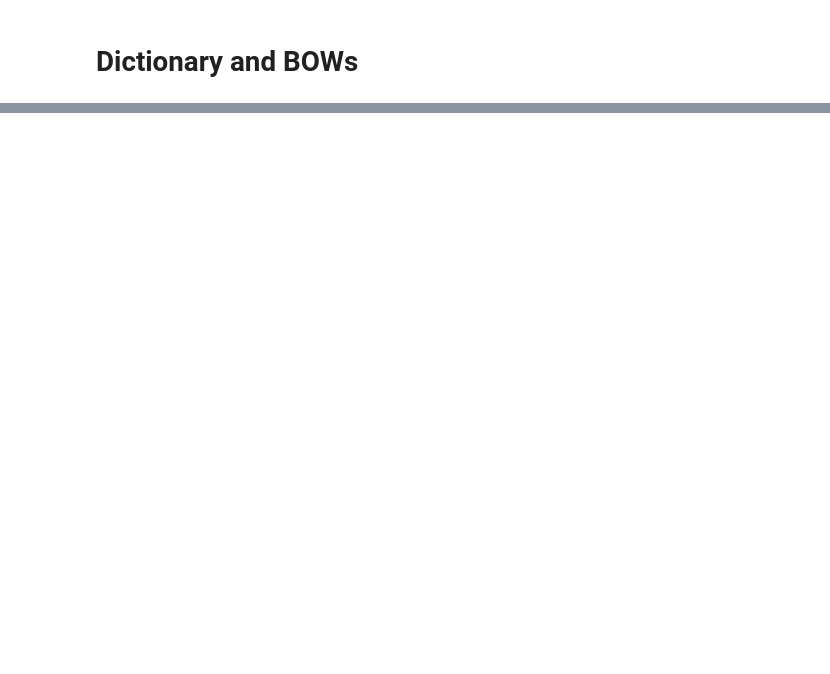
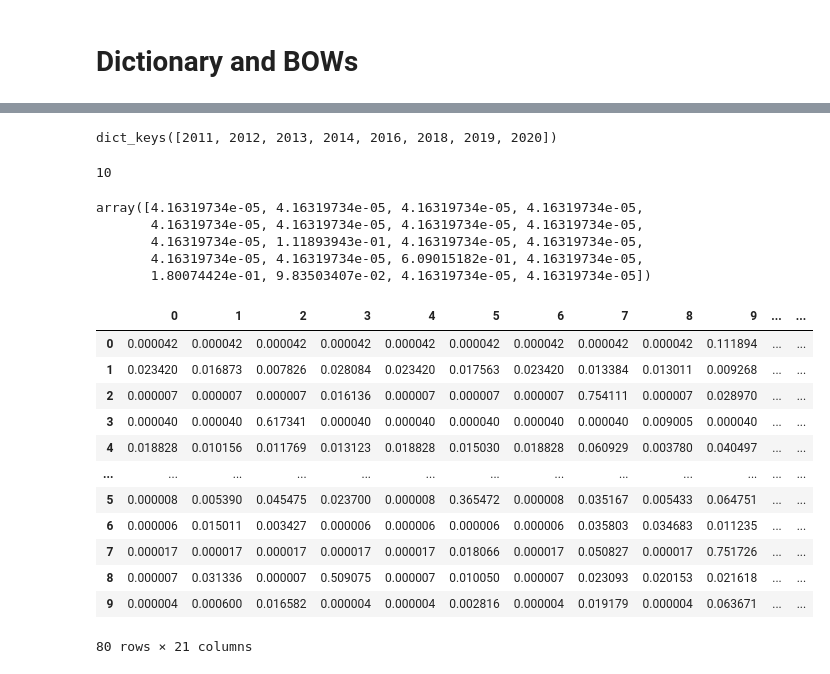
Before and after one commit to hcss-utils/tt-weights, a Jupyter notebook: notebooks/1.0_hp_dtm.ipynb, the cells around one changed output, grey strips where cells are left out. Cells and saved outputs as stored; diff of their text form; code cells hidden in the pictures; blank space fills up the shorter version.

Commit message:
generated topic and term weights using toy model

```diff
--- a/notebooks/1.0_hp_dtm.ipynb
+++ b/notebooks/1.0_hp_dtm.ipynb
@@ -20,9 +23,13 @@ data = data.sort_values("date").reset_index(drop=True)
 data.shape
 # %% [output]
 (13062, 21)
+# %%
+# I'm using sample of 10 docs because I can't run the whole corpus
+np.random.seed(1)
+data = data.sample(10).reset_index(drop=True)
 # %%
 #now we count the number of full texts in each years
-dates_count = data.groupby(pd.Grouper(key="date", freq="Y")).agg(n_paragraphs = ("fulltext", "size"))
+dates_count = data.groupby("year").agg(n_paragraphs = ("fulltext", "size"))
 dates_count = dates_count.loc[dates_count['n_paragraphs'].ne(0)].reset_index()
 dates_count["n_paragraphs"].sum()
 # %% [output]
@@ -61,0 +85,25 @@ finish - start
+# %%
+model = DtmModel.load("../models/dtm_sample.model")
+# %%
+time_seq_d = dates_count.set_index(dates_count["year"])["n_paragraphs"].to_dict()
+
+topics = {}
+for idx, year in enumerate(time_seq_d.keys()):
+    doc_topic, topic_term, doc_lengths, term_frequency, vocab = model.dtm_vis(time=idx,corpus=data['bows'])
+    topics[year] = doc_topic
+# %%
+topics.keys()
+# %% [output]
+dict_keys([2011, 2012, 2013, 2014, 2016, 2018, 2019, 2020])
+# %%
+len(topics[2011])
+# %% [output]
+10
+# %%
+topics[2011][0]
+# %% [output]
+array([4.16319734e-05, 4.16319734e-05, 4.16319734e-05, 4.16319734e-05,
+       4.16319734e-05, 4.16319734e-05, 4.16319734e-05, 4.16319734e-05,
+       4.16319734e-05, 1.11893943e-01, 4.16319734e-05, 4.16319734e-05,
+       4.16319734e-05, 4.16319734e-05, 6.09015182e-01, 4.16319734e-05,
+       1.80074424e-01, 9.83503407e-02, 4.16319734e-05, 4.16319734e-05])
@@ -61,0 +116,22 @@ finish - start
+# %%
+doc_topic_matrix = pd.DataFrame() # create a placeholder df
+for k, v in topics.items(): #iterate over keys and values in our dictionary with matrices
+    x = pd.DataFrame.from_records(v) #create a df from the current slice matrix
+    x['year_pub'] = k #create a column for year and assign the key value to it
+    doc_topic_matrix = pd.concat([doc_topic_matrix, x]) #now append to our placeholder df
+#let's see how it looks
+doc_topic_matrix
+# %% [output]
+|  | 0 | 1 | 2 | 3 | 4 | 5 | 6 | 7 | 8 | 9 | ... | ... |
+| 0 | 0.000042 | 0.000042 | 0.000042 | 0.000042 | 0.000042 | 0.000042 | 0.000042 | 0.000042 | 0.000042 | 0.111894 | ... | ... |
+| 1 | 0.023420 | 0.016873 | 0.007826 | 0.028084 | 0.023420 | 0.017563 | 0.023420 | 0.013384 | 0.013011 | 0.009268 | ... | ... |
+| 2 | 0.000007 | 0.000007 | 0.000007 | 0.016136 | 0.000007 | 0.000007 | 0.000007 | 0.754111 | 0.000007 | 0.028970 | ... | ... |
+| 3 | 0.000040 | 0.000040 | 0.617341 | 0.000040 | 0.000040 | 0.000040 | 0.000040 | 0.000040 | 0.009005 | 0.000040 | ... | ... |
+| 4 | 0.018828 | 0.010156 | 0.011769 | 0.013123 | 0.018828 | 0.015030 | 0.018828 | 0.060929 | 0.003780 | 0.040497 | ... | ... |
+| ... | ... | ... | ... | ... | ... | ... | ... | ... | ... | ... | ... | ... |
+| 5 | 0.000008 | 0.005390 | 0.045475 | 0.023700 | 0.000008 | 0.365472 | 0.000008 | 0.035167 | 0.005433 | 0.064751 | ... | ... |
+| 6 | 0.000006 | 0.015011 | 0.003427 | 0.000006 | 0.000006 | 0.000006 | 0.000006 | 0.035803 | 0.034683 | 0.011235 | ... | ... |
+| 7 | 0.000017 | 0.000017 | 0.000017 | 0.000017 | 0.000017 | 0.018066 | 0.000017 | 0.050827 | 0.000017 | 0.751726 | ... | ... |
+| 8 | 0.000007 | 0.031336 | 0.000007 | 0.509075 | 0.000007 | 0.010050 | 0.000007 | 0.023093 | 0.020153 | 0.021618 | ... | ... |
+| 9 | 0.000004 | 0.000600 | 0.016582 | 0.000004 | 0.000004 | 0.002816 | 0.000004 | 0.019179 | 0.000004 | 0.063671 | ... | ... |
+80 rows × 21 columns
```
Also changed, not shown: parts of 33 cells of this notebook, 1 other file.
